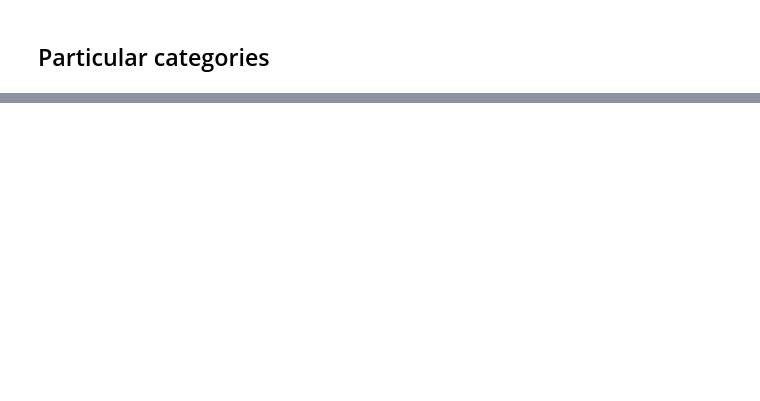
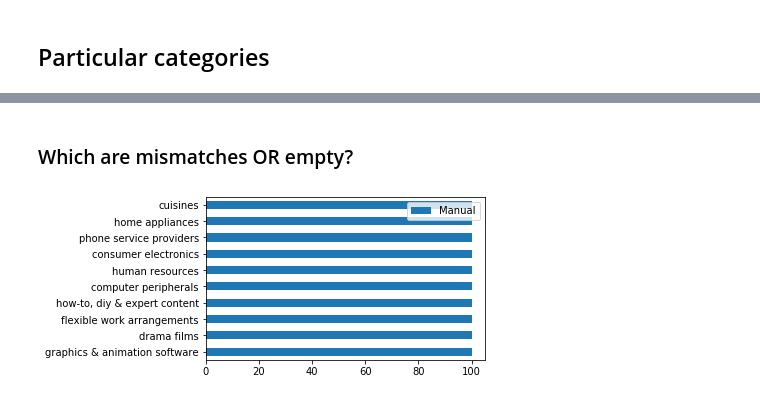
Before and after one commit to RumaisaHabib/cs356-proj, a Jupyter notebook: analysis.ipynb, the cells around one changed output, grey strips where cells are left out. Saved outputs shown, nothing was run; the diff lists cells and outputs as text; code cells hidden in the pictures; blank space fills up the shorter version.

```diff
--- a/analysis.ipynb
+++ b/analysis.ipynb
@@ -239,0 +322,11 @@ combined_wo_empty_df
+# %%
+def category_mismatch_perc_plot(df, full_count_df, figsize, count):
+    '''
+    Given a filtered and unfiltered dataframe with labels, plot a bar plot of the percentage of that label that was mismatched
+    Filter out the ones that have less than 10 occurrances
+    '''
+    all_labels = full_count_df["Manual"].explode().value_counts()
+    mismatch_labels = df["Manual"].explode().value_counts()
+
+    to_plot = pd.DataFrame(labels/all_labels * 100).sort_values("Manual",ascending=False)
+    to_plot.head(count).plot(kind="barh",figsize=figsize)
@@ -239,0 +363,6 @@ combined_wo_empty_df
+# %% [markdown]
+### Which are mismatches OR empty?
+# %%
+category_mismatch_perc_plot(combined_mismatch, combined_df, (5,3), 10)
+# %% [output]
+[figure, added]
```
Also changed, not shown: parts of 21 cells of this notebook, 2 other files.
